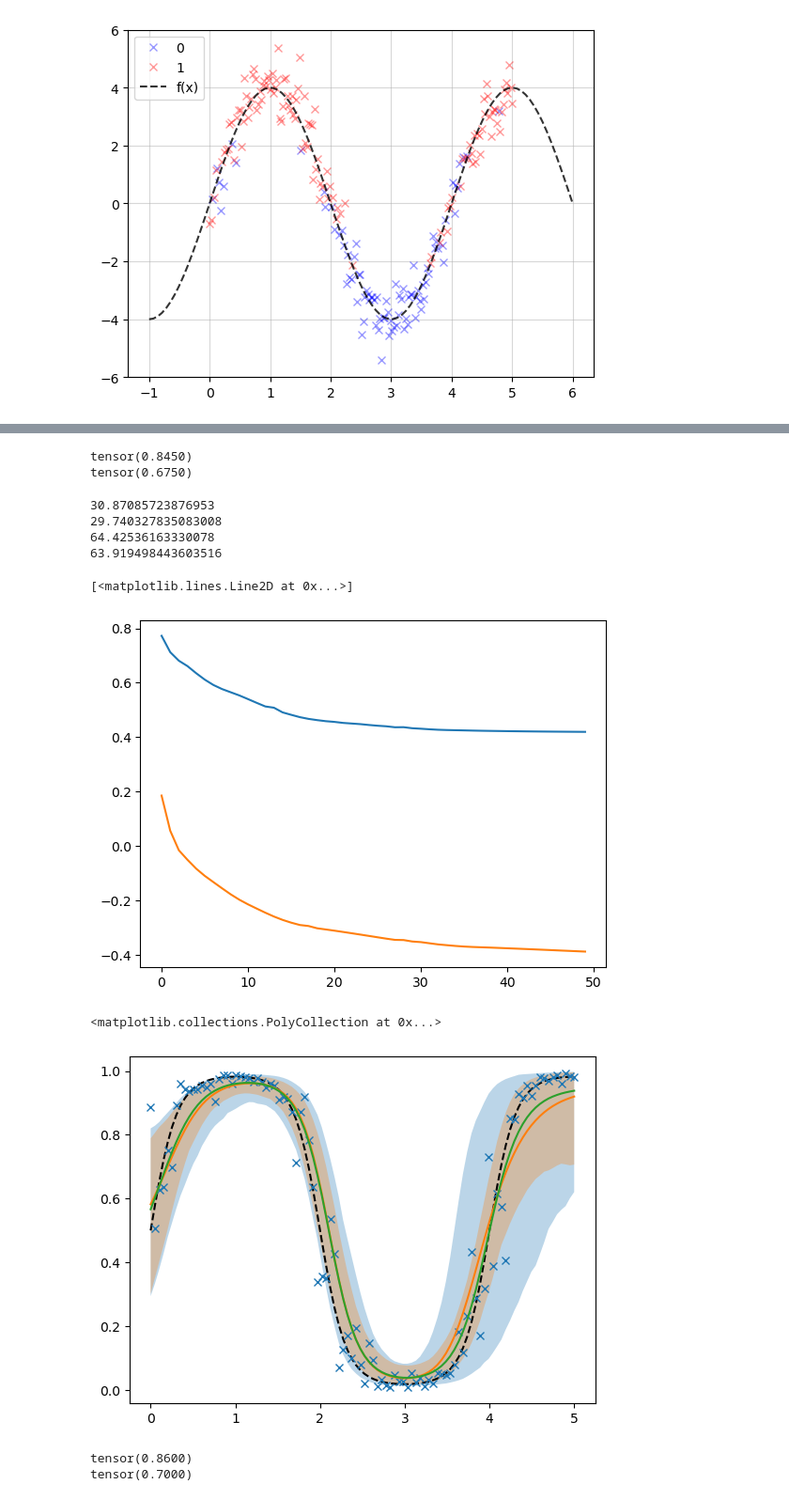
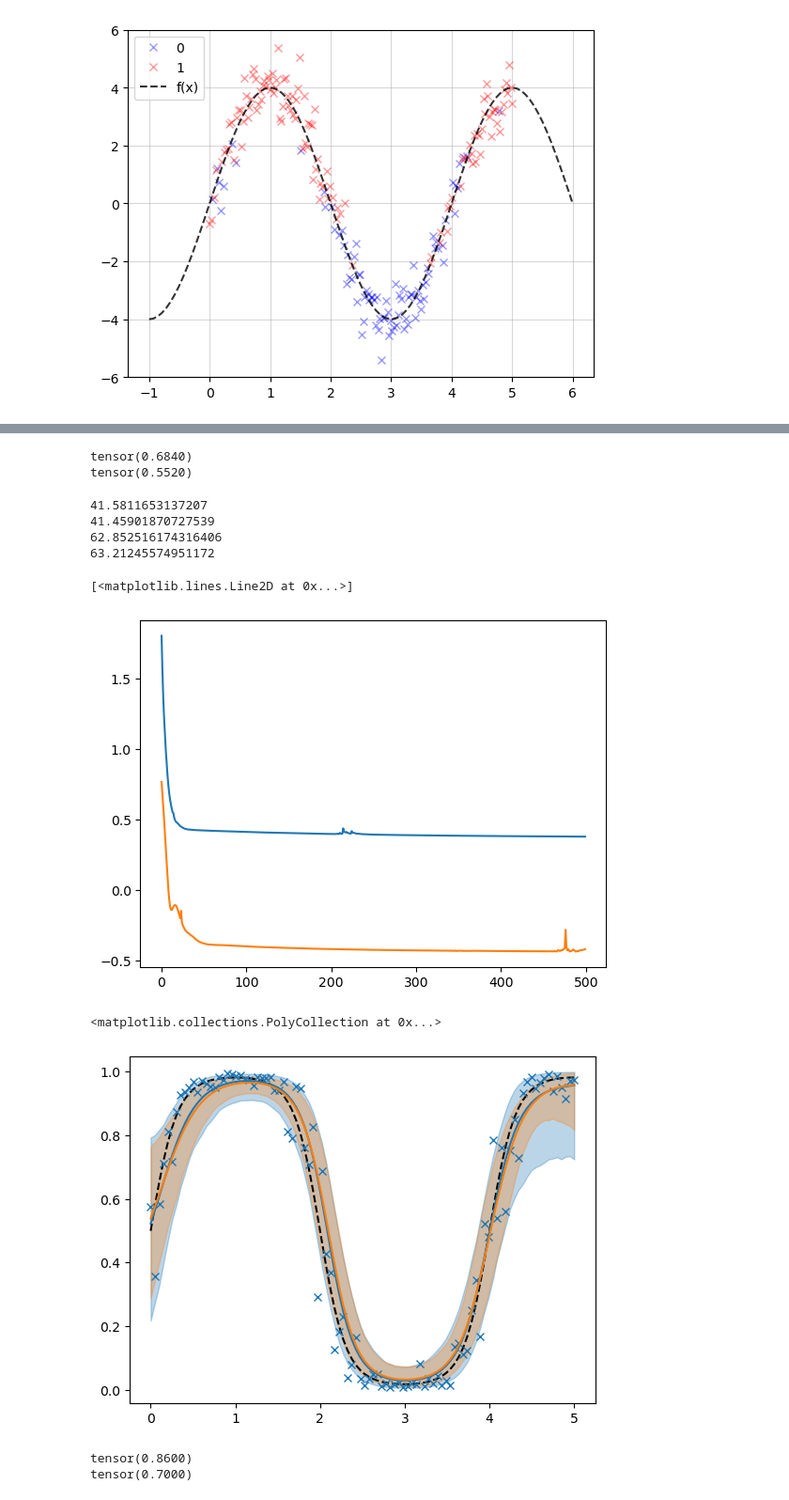
Before and after one commit to mkomod/vi-per, a Jupyter notebook: notebooks/gp_simulations.ipynb, the cells around one changed output, grey strips where cells are left out. Shown at 94% size. Cells and saved outputs as stored; diff of their text form; code cells hidden in the pictures.

```diff
--- a/notebooks/gp_simulations.ipynb
+++ b/notebooks/gp_simulations.ipynb
@@ -51,7 +51,7 @@ plt.legend(['0', '1', 'f(x)'])
 <matplotlib.legend.Legend at 0x...>
 [figure]
 # %%
-f0 = LogisticGPVI(train_y, train_x, verbose=False, n_iter=50)
+f0 = LogisticGPVI(train_y, train_x, verbose=False, n_iter=500, thresh=1e-6)
 f0.fit()
 f0.runtime
 f0.ELB0_MC()
@@ -60,6 +60,6 @@ tensor(59.9012)
 # %%
 likelihood = PGLikelihood()
-f1 = LogisticGPVI(train_y, train_x, likelihood=likelihood, verbose=False, n_iter=50)
+f1 = LogisticGPVI(train_y, train_x, likelihood=likelihood, verbose=False, n_iter=500, thresh=1e-6)
 f1.fit()
 f1.runtime
 f1.ELB0_MC()
@@ -134,8 +137,8 @@ f1_lower, f1_upper = f1.credible_intervals(train_x)
 print( torch.sum( (train_f > f0_lower) & (train_f < f0_upper) ) / n )
 print( torch.sum( (train_f > f1_lower) & (train_f < f1_upper) ) / n )
 # %% [output]
-tensor(0.8450)
-tensor(0.6750)
+tensor(0.6840)
+tensor(0.5520)
 # %%
 print( f0.log_marginal(test_x, test_y).item() )
 print( f1.log_marginal(test_x, test_y).item() )
@@ -143,36 +146,36 @@ print( f1.log_marginal(test_x, test_y).item() )
 print( f0.log_marginal(train_x, train_y).item() )
 print( f1.log_marginal(train_x, train_y).item() )
 # %% [output]
-30.87085723876953
-29.740327835083008
-64.42536163330078
-63.919498443603516
+41.5811653137207
+41.45901870727539
+62.852516174316406
+63.21245574951172
 # %%
 plt.plot(f0.loss)
 plt.plot(f1.loss)
 # %% [output]
 [<matplotlib.lines.Line2D at 0x...>]
-[figure, old version]
+[figure, new version]
 # %%
 p_true = torch.sigmoid(func(test_x))
 
 samp = f0.model(test_x).sample(torch.Size([1000]))
 p0 = torch.sigmoid(samp)
 
 samp = f1.model(test_x).sample(torch.Size([1000]))
 p1 = torch.sigmoid(samp)
 
 plt.plot(test_x.numpy(), p_true.numpy(), 'k--')
 plt.plot(test_x.numpy(), test_p.numpy(), "x")
 
-plt.plot(test_x.numpy(), p0.mean(dim=0).numpy())
-plt.fill_between(test_x.squeeze(1).numpy(), p0.quantile(0.025, dim=0).numpy(), p0.quantile(0.975, dim=0).numpy(), alpha=0.3)
+plt.plot(test_x.numpy(), p0.mean(dim=0).numpy(), color='tab:blue')
+plt.fill_between(test_x.squeeze(1).numpy(), p0.quantile(0.025, dim=0).numpy(), p0.quantile(0.975, dim=0).numpy(), alpha=0.3, color='tab:blue')
 
-plt.plot(test_x.numpy(), p1.mean(dim=0).numpy())
-plt.fill_between(test_x.squeeze(1).numpy(), p1.quantile(0.025, dim=0).numpy(), p1.quantile(0.975, dim=0).numpy(), alpha=0.3)
+plt.plot(test_x.numpy(), p1.mean(dim=0).numpy(), color='tab:orange')
+plt.fill_between(test_x.squeeze(1).numpy(), p1.quantile(0.025, dim=0).numpy(), p1.quantile(0.975, dim=0).numpy(), alpha=0.3, color='tab:orange')
 # %% [output]
 <matplotlib.collections.PolyCollection at 0x...>
-[figure, old version]
+[figure, new version]
 # %%
 # coverage for p
 print( torch.sum( (test_p > p0.quantile(0.025, dim=0)) & (test_p < p0.quantile(0.975, dim=0)) ) / 100)
```
Also changed, not shown: parts of 7 cells of this notebook, 2 other files.
